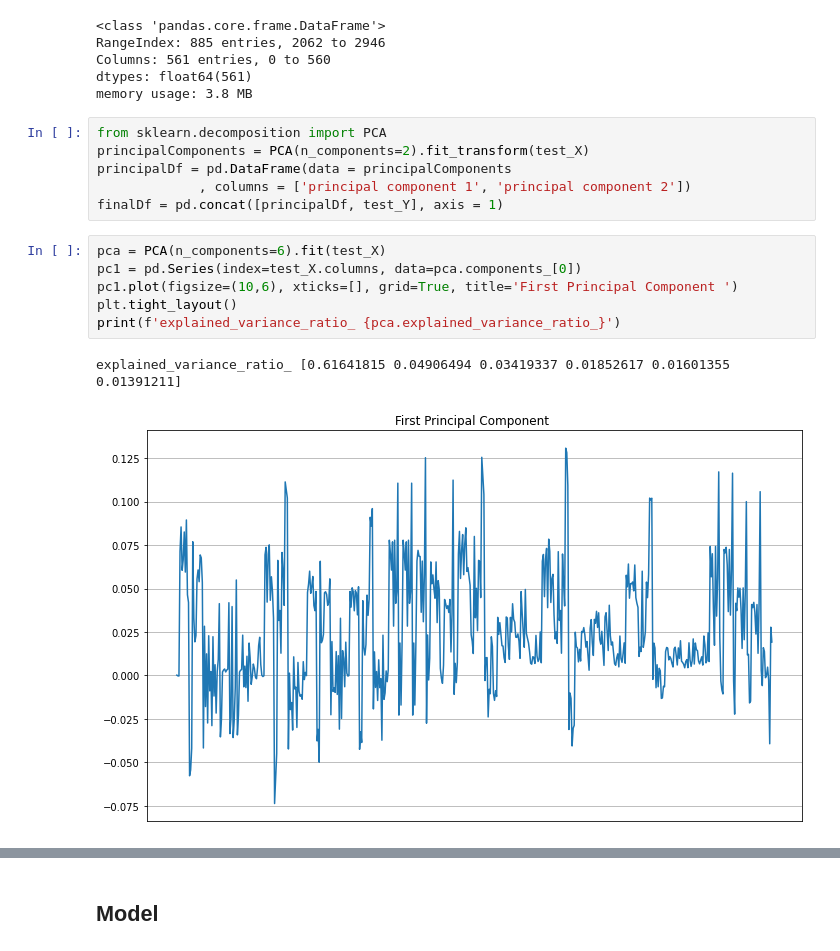
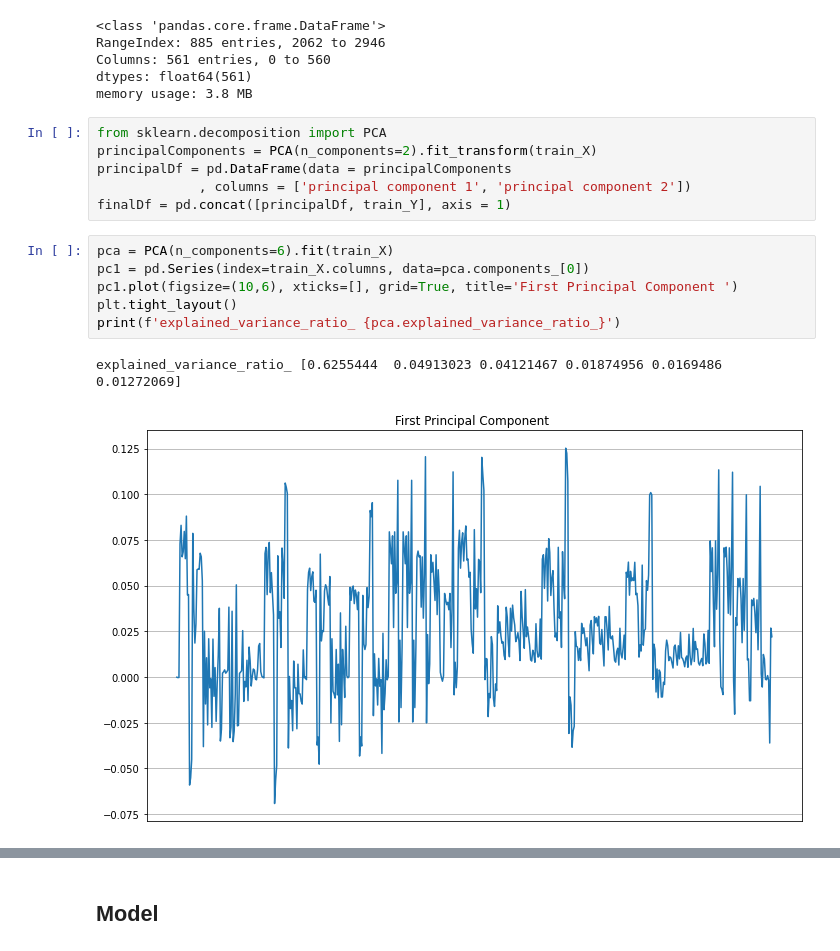
Before and after one commit to JayPBhatia/SUTDML2021Project, a Jupyter notebook: SUTDML2021Project.ipynb, the cells around one changed output, grey strips where cells are left out. Drawn from its saved outputs; the diff is of its cells as text.

```diff
--- a/SUTDML2021Project.ipynb
+++ b/SUTDML2021Project.ipynb
@@ -204,19 +206,19 @@ dtypes: float64(561)
 memory usage: 3.8 MB
 # %%
 from sklearn.decomposition import PCA
-principalComponents = PCA(n_components=2).fit_transform(test_X)
+principalComponents = PCA(n_components=2).fit_transform(train_X)
 principalDf = pd.DataFrame(data = principalComponents
              , columns = ['principal component 1', 'principal component 2'])
-finalDf = pd.concat([principalDf, test_Y], axis = 1)
+finalDf = pd.concat([principalDf, train_Y], axis = 1)
 # %%
-pca = PCA(n_components=6).fit(test_X)
-pc1 = pd.Series(index=test_X.columns, data=pca.components_[0])
+pca = PCA(n_components=6).fit(train_X)
+pc1 = pd.Series(index=train_X.columns, data=pca.components_[0])
 pc1.plot(figsize=(10,6), xticks=[], grid=True, title='First Principal Component ')
 plt.tight_layout()
 print(f'explained_variance_ratio_ {pca.explained_variance_ratio_}')
 # %% [output]
-explained_variance_ratio_ [0.61641815 0.04906494 0.03419337 0.01852617 0.01601355 0.01391211]
+explained_variance_ratio_ [0.6255444  0.04913023 0.04121467 0.01874956 0.0169486  0.01272069]
-[figure, old version]
+[figure, new version]
 # %%
 fig = plt.figure(figsize = (8,8))
 ax = fig.add_subplot(1,1,1)
```
Also changed, not shown: parts of 10 cells of this notebook.
